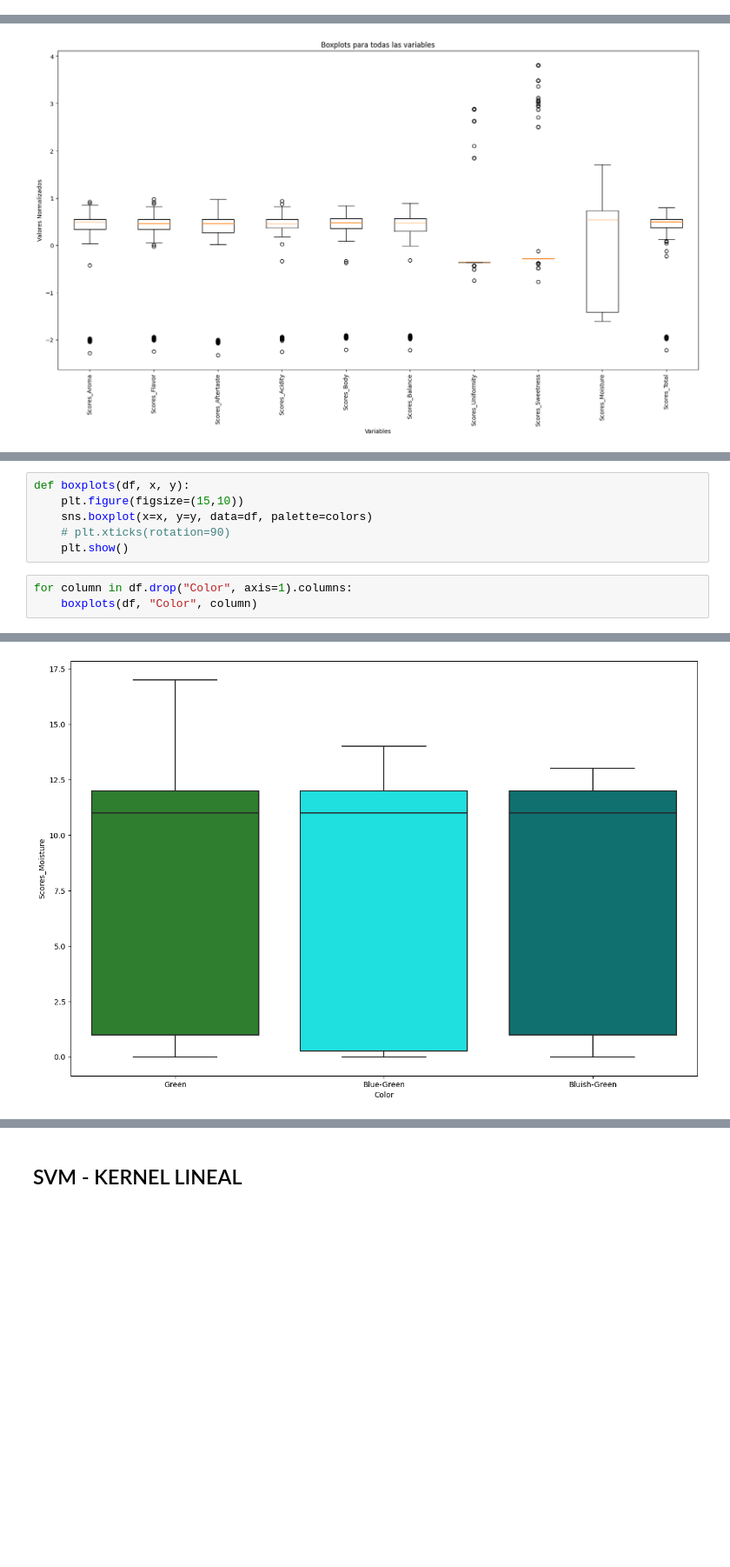
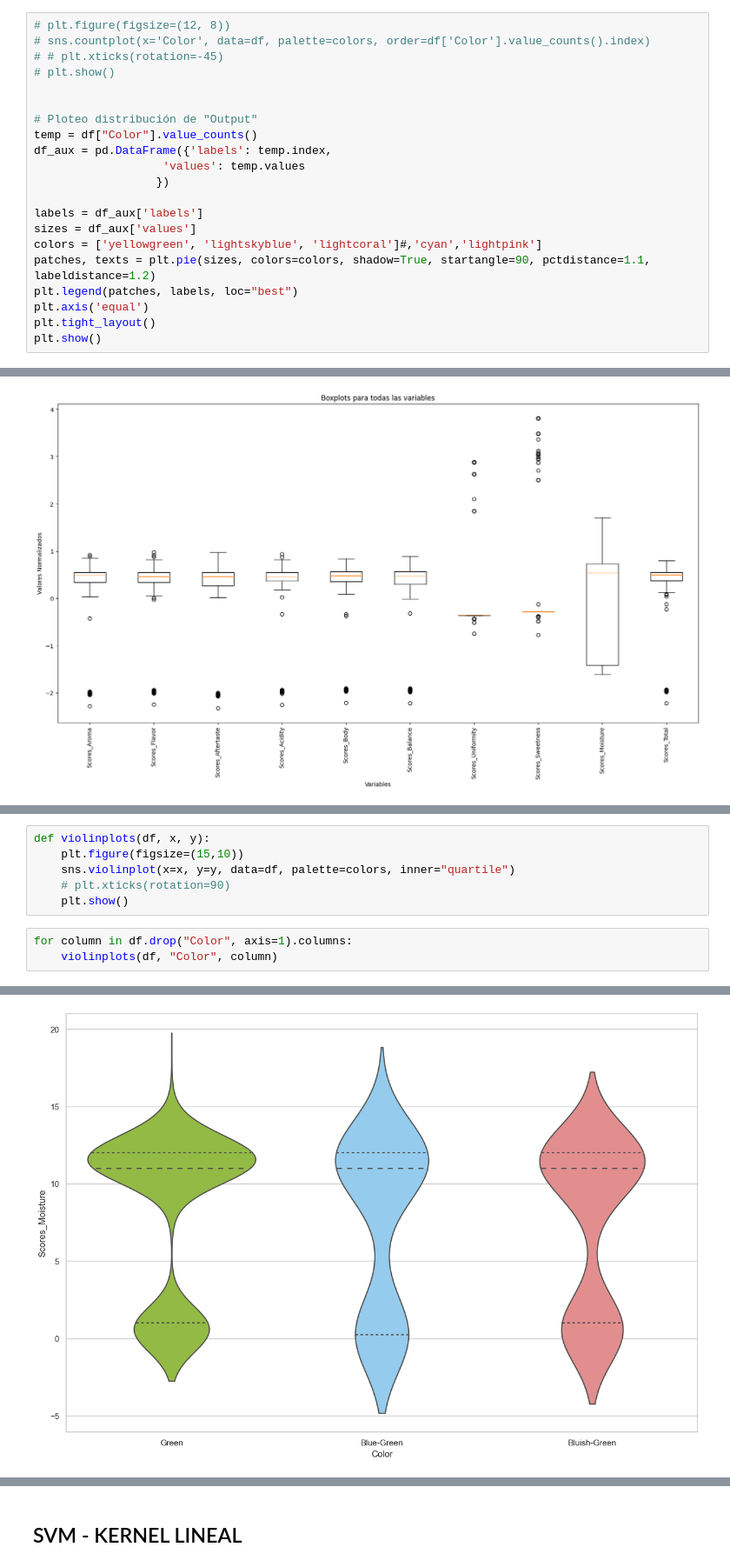
Before and after one commit to GuidoLorenzetti/TP, a Jupyter notebook: TP3/tp3.ipynb, the cells around one changed output, grey strips where cells are left out. Shown at 87% size. Drawn from its saved outputs; the diff is of its cells as text; blank space fills up the shorter version.

```diff
--- a/TP3/tp3.ipynb
+++ b/TP3/tp3.ipynb
@@ -68,0 +71,21 @@ plt.show()
+# %%
+# plt.figure(figsize=(12, 8))
+# sns.countplot(x='Color', data=df, palette=colors, order=df['Color'].value_counts().index)
+# # plt.xticks(rotation=-45)
+# plt.show()
+
+
+# Ploteo distribución de "Output"
+temp = df["Color"].value_counts()
+df_aux = pd.DataFrame({'labels': temp.index,
+                   'values': temp.values
+                  })
+
+labels = df_aux['labels']
+sizes = df_aux['values']
+colors = ['yellowgreen', 'lightskyblue', 'lightcoral']#,'cyan','lightpink']
+patches, texts = plt.pie(sizes, colors=colors, shadow=True, startangle=90, pctdistance=1.1, labeldistance=1.2)
+plt.legend(patches, labels, loc="best")
+plt.axis('equal')
+plt.tight_layout()
+plt.show()
@@ -104,10 +163,10 @@ global_boxplots(df)
 # %%
-def boxplots(df, x, y):
+def violinplots(df, x, y):
     plt.figure(figsize=(15,10))
-    sns.boxplot(x=x, y=y, data=df, palette=colors)
+    sns.violinplot(x=x, y=y, data=df, palette=colors, inner="quartile")
     # plt.xticks(rotation=90)
     plt.show()
 # %%
 for column in df.drop("Color", axis=1).columns:
-    boxplots(df, "Color", column)
+    violinplots(df, "Color", column)
 # %% [output]
@@ -122 +181 @@ for column in df.drop("Color", axis=1).columns:
-[figure, old version]
+[figure, new version]
```
Also changed, not shown: parts of 20 cells of this notebook.
